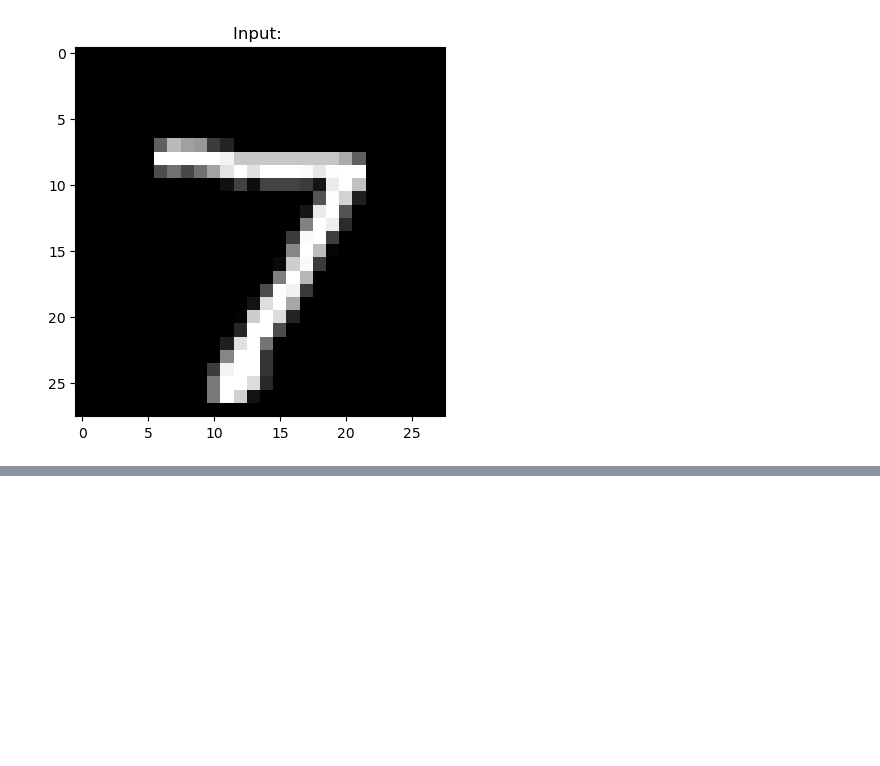
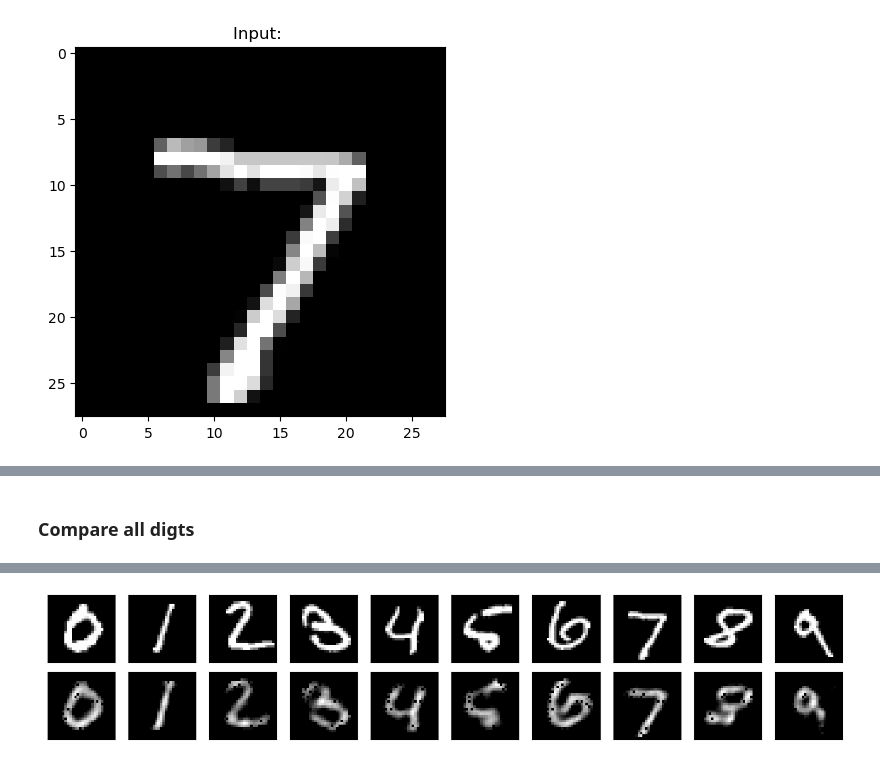
Before and after one commit to edgarWolf/deep-learning-playground, a Jupyter notebook: autoencoders.ipynb, the cells around one changed output, grey strips where cells are left out. Drawn from its saved outputs; the diff is of its cells as text; code cells hidden in the pictures; blank space fills up the shorter version.

```diff
--- a/autoencoders.ipynb
+++ b/autoencoders.ipynb
@@ -190,0 +186,14 @@ plt.show()
+# %% [markdown]
+### Compare all digts
+# %%
+fig, ax = plt.subplots(nrows=2, ncols=10, sharex=True, sharey=True, figsize=(16, 8))
+for i in range(10):
+    img = X_test[y_test == i][0].reshape(28, 28)
+    reconstruction = autoencoder.predict(X_test[y_test == i][0].reshape(-1, 28, 28, 1))[0]
+    ax[0][i].imshow(img, cmap="gray")
+    ax[1][i].imshow(reconstruction, cmap="gray")
+ax[0][0].set_xticks([])
+ax[1][0].set_yticks([])
+plt.subplots_adjust(bottom=0.4, top=0.7, hspace=0)
+plt.show()
+# %% [output]
@@ -190,0 +210 @@ plt.show()
+[figure, added]
```
Also changed, not shown: parts of 8 cells of this notebook.
